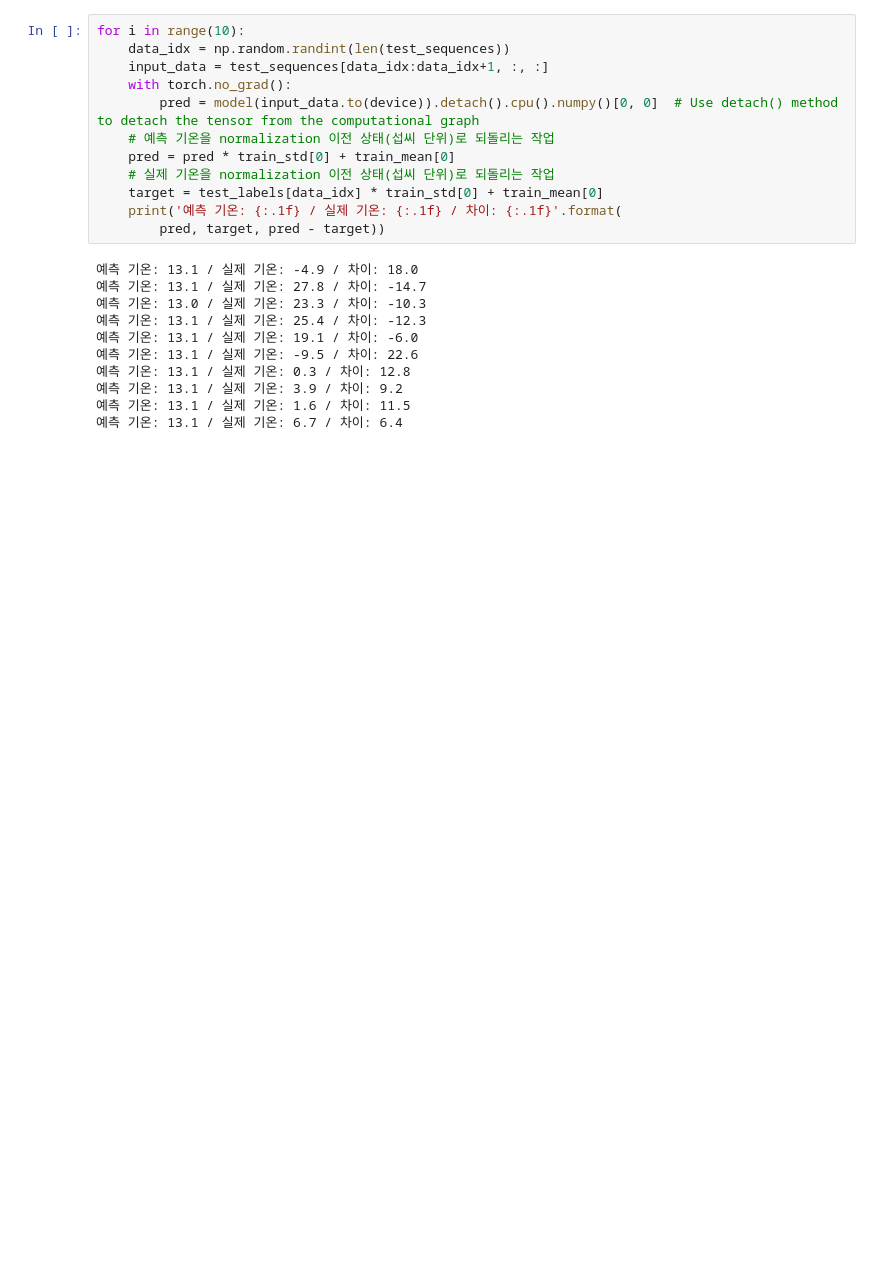
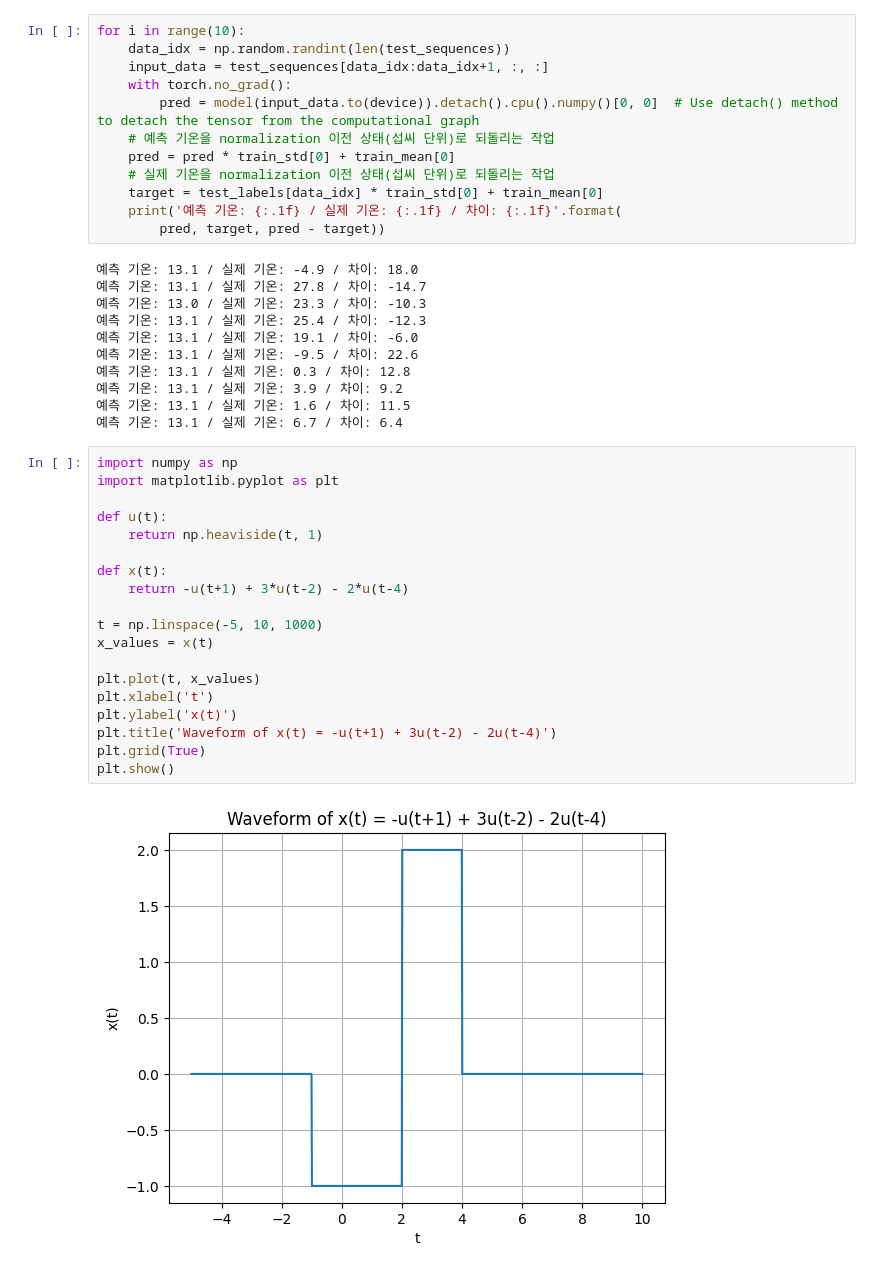
Before and after one commit to EmptyDeck/Projects, a Jupyter notebook: ai_0013_RNN_seoul_temp/ai_0013_RNN_pytorch_weather.ipynb, the cells around one changed output. Cells and saved outputs as stored; diff of their text form; blank space fills up the shorter version.

```diff
--- a/ai_0013_RNN_seoul_temp/ai_0013_RNN_pytorch_weather.ipynb
+++ b/ai_0013_RNN_seoul_temp/ai_0013_RNN_pytorch_weather.ipynb
@@ -528,3 +530,24 @@ for i in range(10):
 예측 기온: 13.1 / 실제 기온: 3.9 / 차이: 9.2
 예측 기온: 13.1 / 실제 기온: 1.6 / 차이: 11.5
 예측 기온: 13.1 / 실제 기온: 6.7 / 차이: 6.4
+# %%
+import numpy as np
+import matplotlib.pyplot as plt
+
+def u(t):
+    return np.heaviside(t, 1)
+
+def x(t):
+    return -u(t+1) + 3*u(t-2) - 2*u(t-4)
+
+t = np.linspace(-5, 10, 1000)
+x_values = x(t)
+
+plt.plot(t, x_values)
+plt.xlabel('t')
+plt.ylabel('x(t)')
+plt.title('Waveform of x(t) = -u(t+1) + 3u(t-2) - 2u(t-4)')
+plt.grid(True)
+plt.show()
+# %% [output]
+[figure, added]
```
Also changed, not shown: parts of 1 cell of this notebook, 4 other files.
